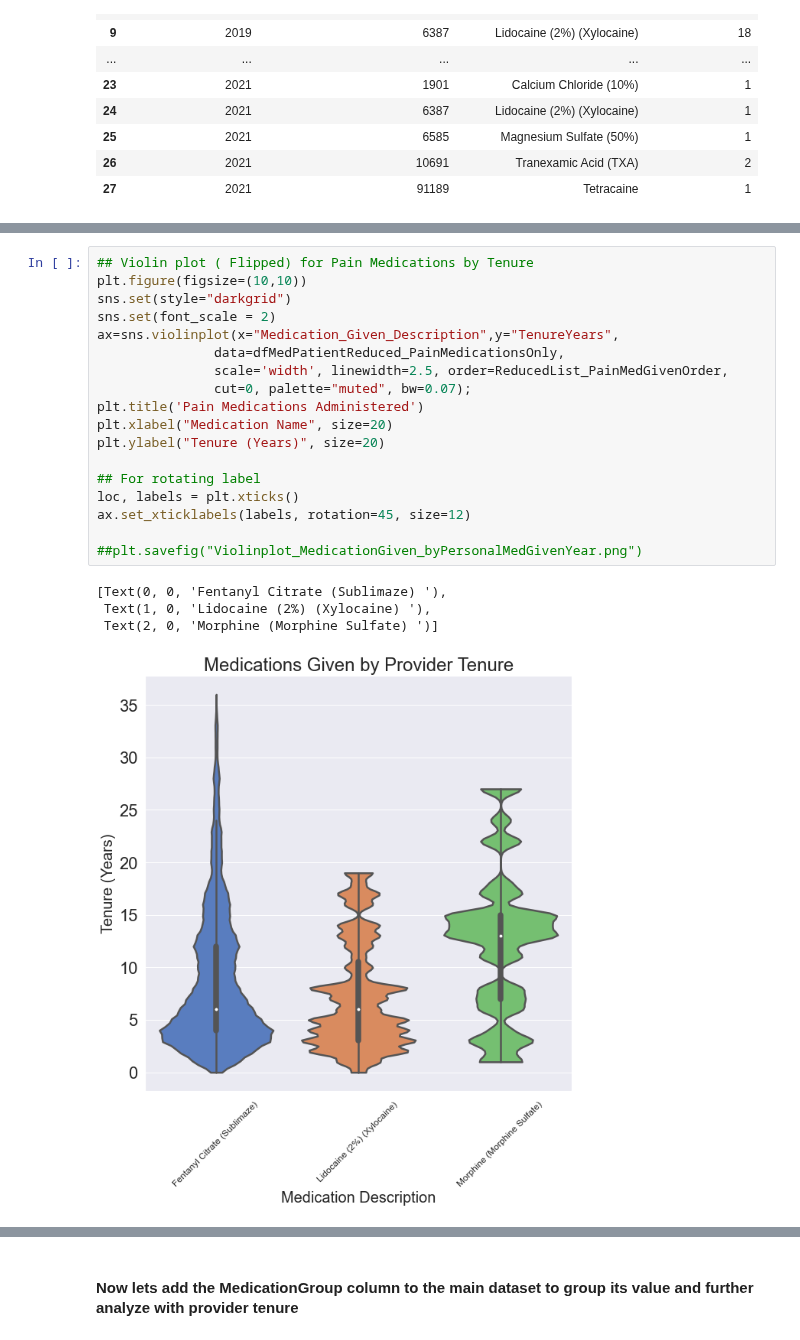
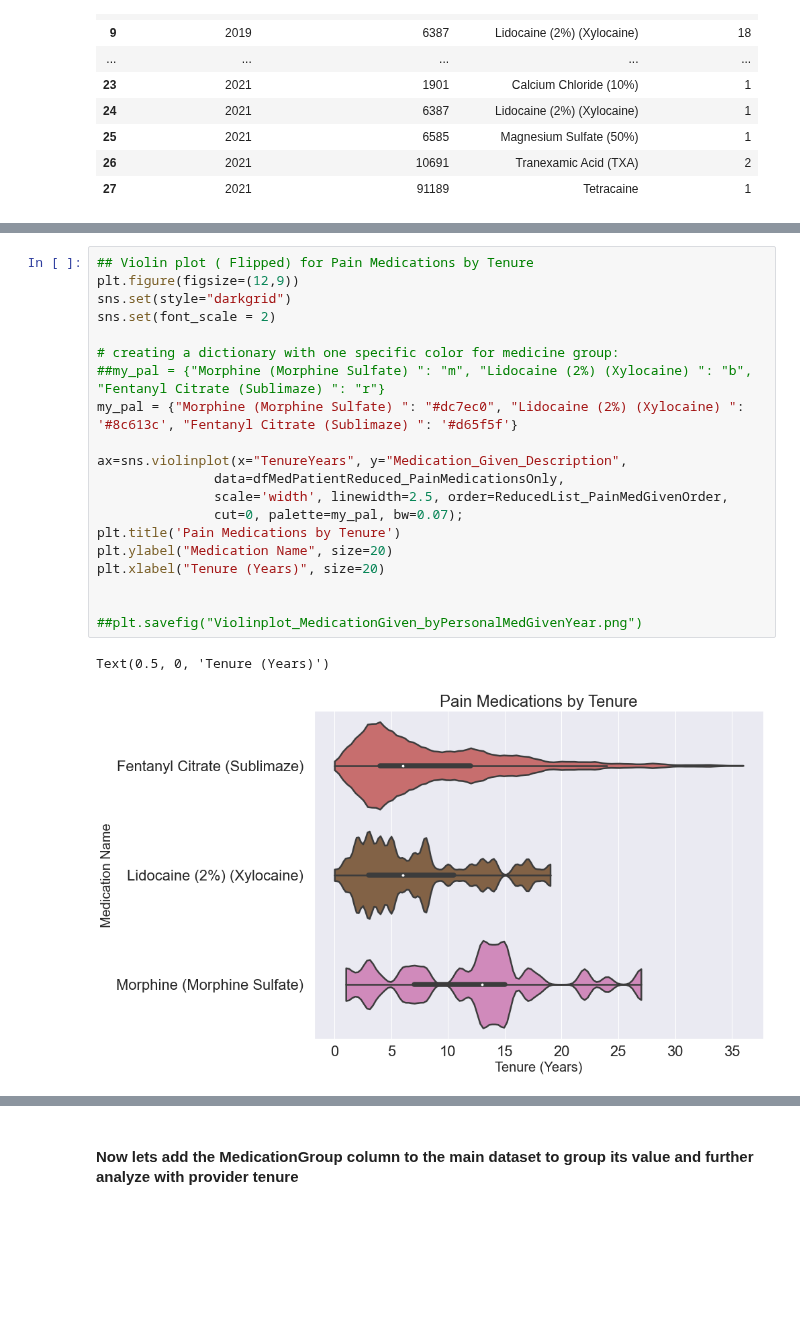
Before and after one commit to data-rescue/ems-analytics, a Jupyter notebook: notebooks/20210412-au-medication-tenure-relation.ipynb, the cells around one changed output, grey strips where cells are left out. Saved outputs shown, nothing was run; the diff lists cells and outputs as text; blank space fills up the shorter version.

```diff
--- a/notebooks/20210412-au-medication-tenure-relation.ipynb
+++ b/notebooks/20210412-au-medication-tenure-relation.ipynb
@@ -1162,27 +1249,27 @@ ax.set_xticklabels(labels, rotation=75, size=12)
 [figure]
 # %%
 ## Violin plot ( Flipped) for Pain Medications by Tenure
-plt.figure(figsize=(10,10))
+plt.figure(figsize=(12,9))
 sns.set(style="darkgrid")
 sns.set(font_scale = 2)
-ax=sns.violinplot(x="Medication_Given_Description",y="TenureYears",
+
+# creating a dictionary with one specific color for medicine group:
+##my_pal = {"Morphine (Morphine Sulfate) ": "m", "Lidocaine (2%) (Xylocaine) ": "b", "Fentanyl Citrate (Sublimaze) ": "r"}
+my_pal = {"Morphine (Morphine Sulfate) ": "#dc7ec0", "Lidocaine (2%) (Xylocaine) ": '#8c613c', "Fentanyl Citrate (Sublimaze) ": '#d65f5f'}
+
+ax=sns.violinplot(x="TenureYears", y="Medication_Given_Description",
                data=dfMedPatientReduced_PainMedicationsOnly,
                scale='width', linewidth=2.5, order=ReducedList_PainMedGivenOrder,
-               cut=0, palette="muted", bw=0.07);
-plt.title('Pain Medications Administered')
-plt.xlabel("Medication Name", size=20)
-plt.ylabel("Tenure (Years)", size=20)
+               cut=0, palette=my_pal, bw=0.07);
+plt.title('Pain Medications by Tenure')
+plt.ylabel("Medication Name", size=20)
+plt.xlabel("Tenure (Years)", size=20)
 
-## For rotating label
-loc, labels = plt.xticks()
-ax.set_xticklabels(labels, rotation=45, size=12)
 
 ##plt.savefig("Violinplot_MedicationGiven_byPersonalMedGivenYear.png")
 # %% [output]
-[Text(0, 0, 'Fentanyl Citrate (Sublimaze) '),
- Text(1, 0, 'Lidocaine (2%) (Xylocaine) '),
- Text(2, 0, 'Morphine (Morphine Sulfate) ')]
+Text(0.5, 0, 'Tenure (Years)')
-[figure, old version]
+[figure, new version]
 # %%
 ## Bar plot for Medication Administered - per Year(for filtered 8 medications
 plt.figure(figsize=(16,12))
```
Also changed, not shown: parts of 16 cells of this notebook, 1 other file.
